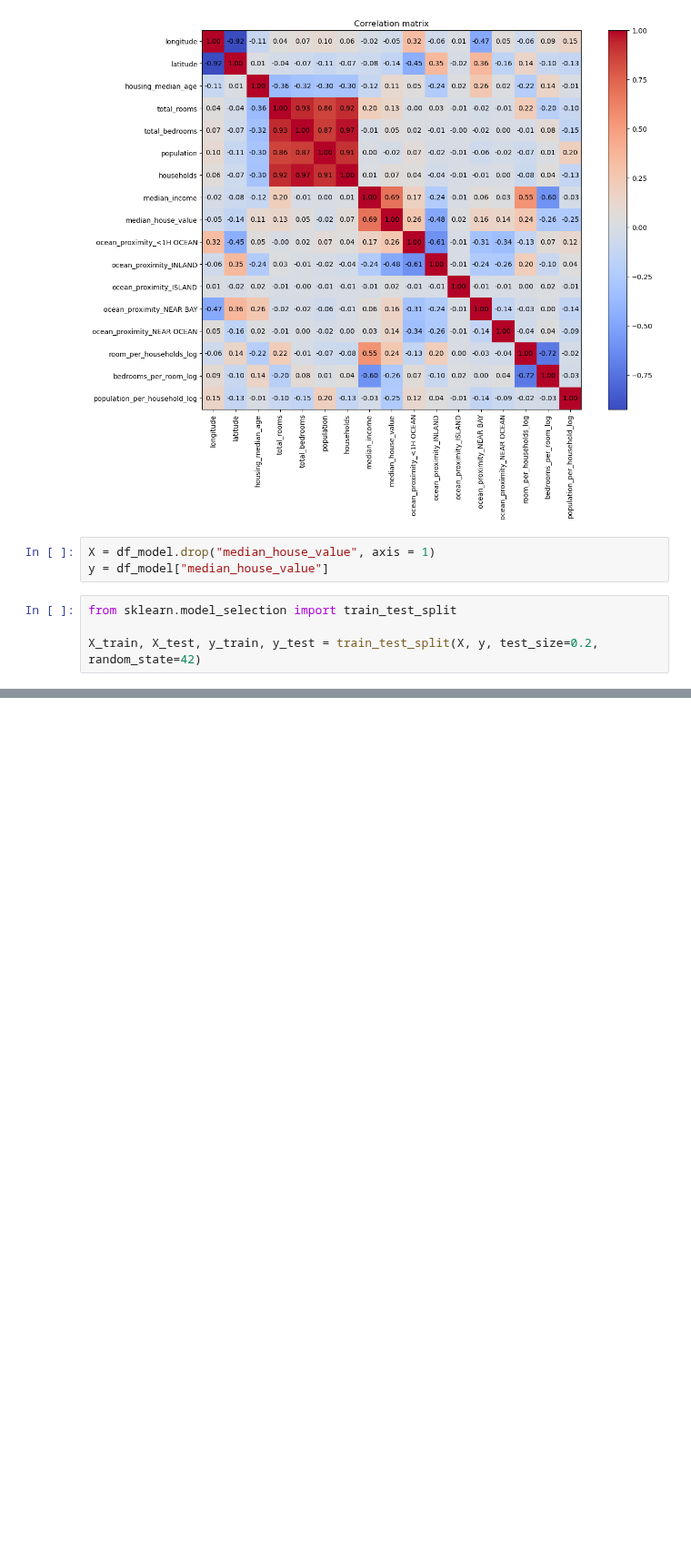
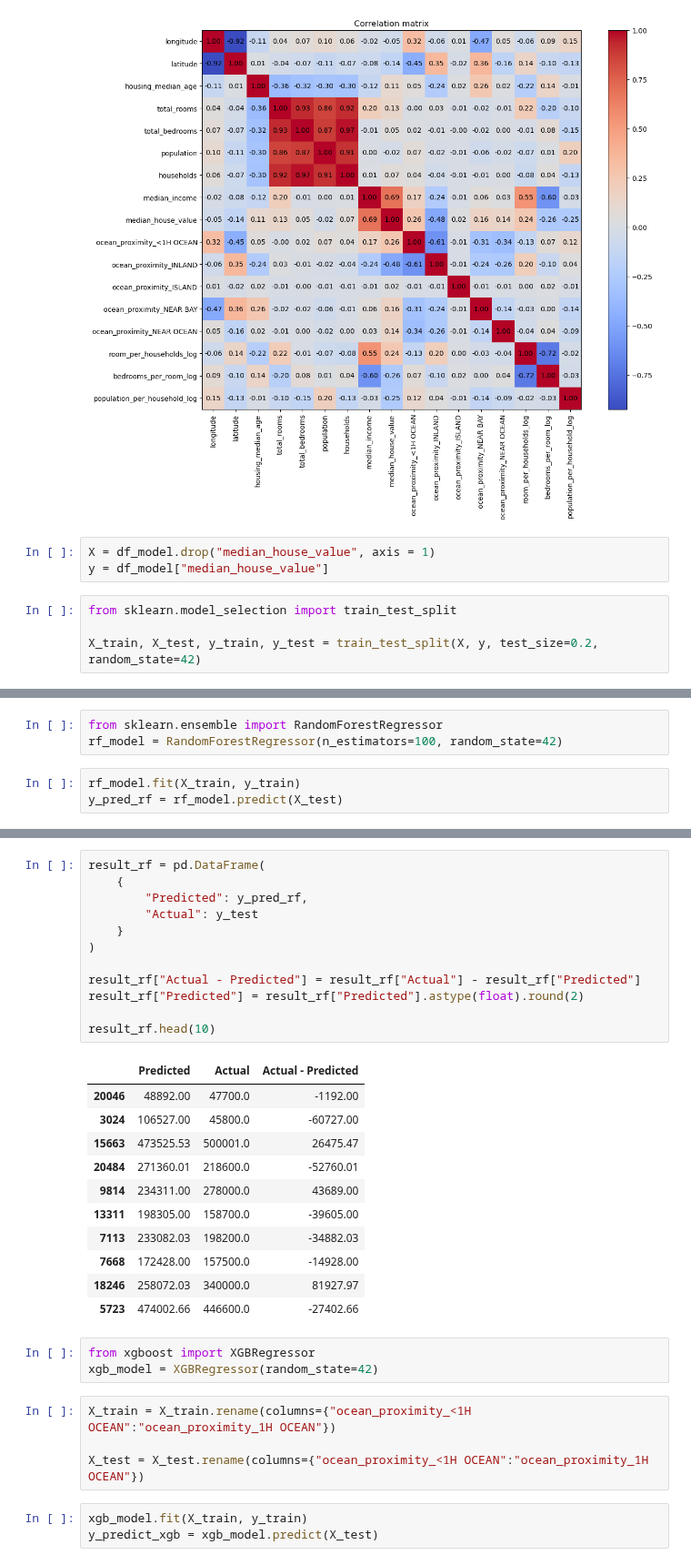
Before and after one commit to zoran-jakovljevic/house_price_prediction_ML, a Jupyter notebook: house_price_prediction.ipynb, the cells around one changed output, grey strips where cells are left out. Shown at 91% size. Saved outputs shown, nothing was run; the diff lists cells and outputs as text; blank space fills up the shorter version.

```diff
--- a/house_price_prediction.ipynb
+++ b/house_price_prediction.ipynb
@@ -368,0 +463,6 @@ X_train, X_test, y_train, y_test = train_test_split(X, y, test_size=0.2, random_
+# %%
+from sklearn.ensemble import RandomForestRegressor
+rf_model = RandomForestRegressor(n_estimators=100, random_state=42)
+# %%
+rf_model.fit(X_train, y_train)
+y_pred_rf = rf_model.predict(X_test)
@@ -368,0 +484,34 @@ X_train, X_test, y_train, y_test = train_test_split(X, y, test_size=0.2, random_
+# %%
+result_rf = pd.DataFrame(
+    {
+        "Predicted": y_pred_rf,
+        "Actual": y_test
+    }
+)
+
+result_rf["Actual - Predicted"] = result_rf["Actual"] - result_rf["Predicted"]
+result_rf["Predicted"] = result_rf["Predicted"].astype(float).round(2)
+
+result_rf.head(10)
+# %% [output]
+|  | Predicted | Actual | Actual - Predicted |
+| 20046 | 48892.00 | 47700.0 | -1192.00 |
+| 3024 | 106527.00 | 45800.0 | -60727.00 |
+| 15663 | 473525.53 | 500001.0 | 26475.47 |
+| 20484 | 271360.01 | 218600.0 | -52760.01 |
+| 9814 | 234311.00 | 278000.0 | 43689.00 |
+| 13311 | 198305.00 | 158700.0 | -39605.00 |
+| 7113 | 233082.03 | 198200.0 | -34882.03 |
+| 7668 | 172428.00 | 157500.0 | -14928.00 |
+| 18246 | 258072.03 | 340000.0 | 81927.97 |
+| 5723 | 474002.66 | 446600.0 | -27402.66 |
+# %%
+from xgboost import XGBRegressor
+xgb_model = XGBRegressor(random_state=42)
+# %%
+X_train = X_train.rename(columns={"ocean_proximity_<1H OCEAN":"ocean_proximity_1H OCEAN"})
+
+X_test = X_test.rename(columns={"ocean_proximity_<1H OCEAN":"ocean_proximity_1H OCEAN"})
+# %%
+xgb_model.fit(X_train, y_train)
+y_predict_xgb = xgb_model.predict(X_test)
```
Also changed, not shown: parts of 12 cells of this notebook.
